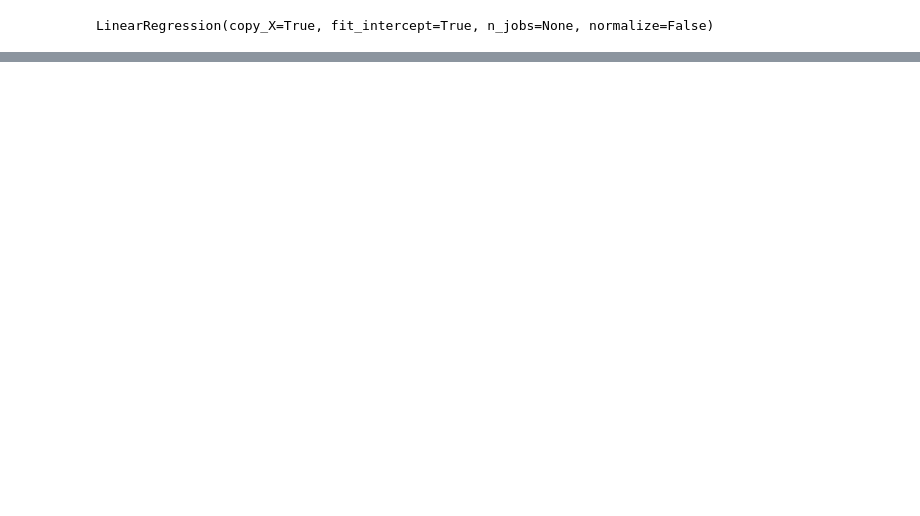
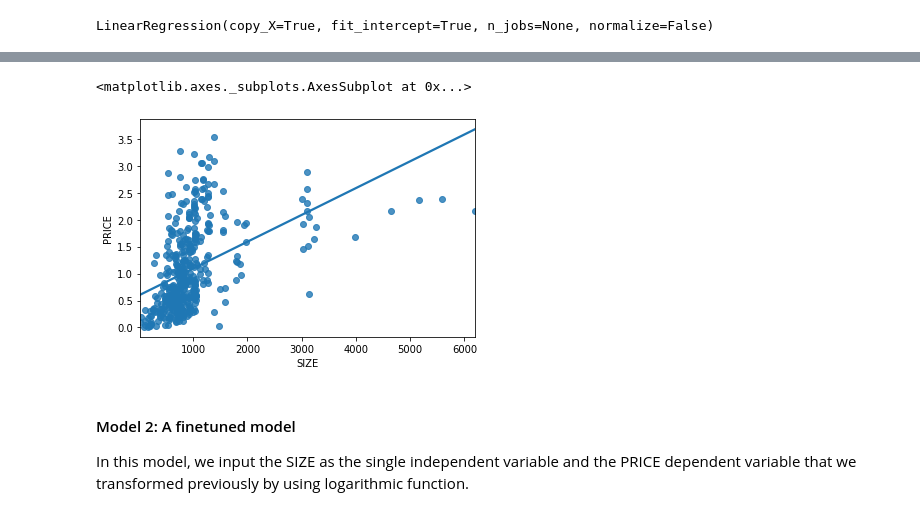
Before and after one commit to HuyenNguyenHelen/INFO-5505---Machine-learning, a Jupyter notebook: HuyenNguyen_Assignment_1.ipynb, the cells around one changed output, grey strips where cells are left out. Saved outputs shown, nothing was run; the diff lists cells and outputs as text; code cells hidden in the pictures; blank space fills up the shorter version.

```diff
--- a/HuyenNguyen_Assignment_1.ipynb
+++ b/HuyenNguyen_Assignment_1.ipynb
@@ -220,0 +232,10 @@ Text(0.5, 1.0, 'Transformed target distribution')
+# %%
+# Plot a scatter plot of the SIZE and the transformed PRICE
+sns.regplot(x=data['SIZE'], y=y_trans, ci = None)
+#plt.scatter (x= data['SIZE'], y = y_trans, s=20)
+# %% [output]
+<matplotlib.axes._subplots.AxesSubplot at 0x...>
+[figure, added]
+# %% [markdown]
+#### Model 2: A finetuned model
+In this model, we input the SIZE as the single independent variable and the PRICE dependent variable that we transformed previously by using logarithmic function.
```
Also changed, not shown: parts of 17 cells of this notebook.
